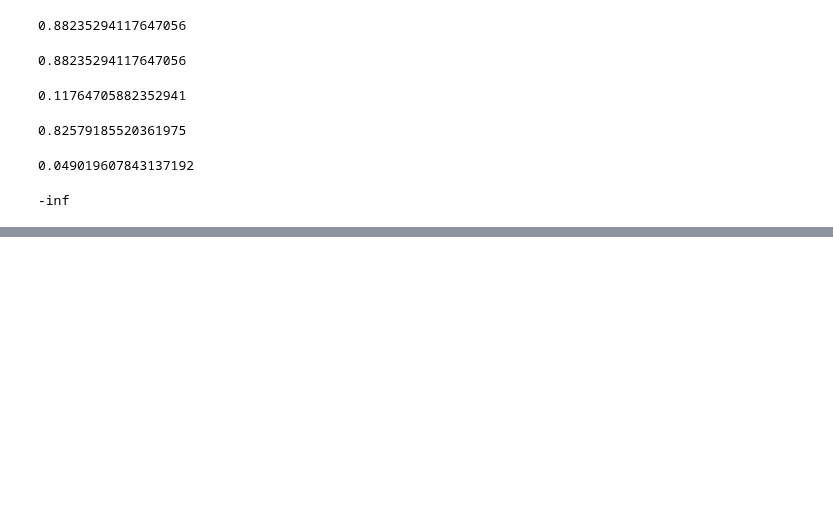
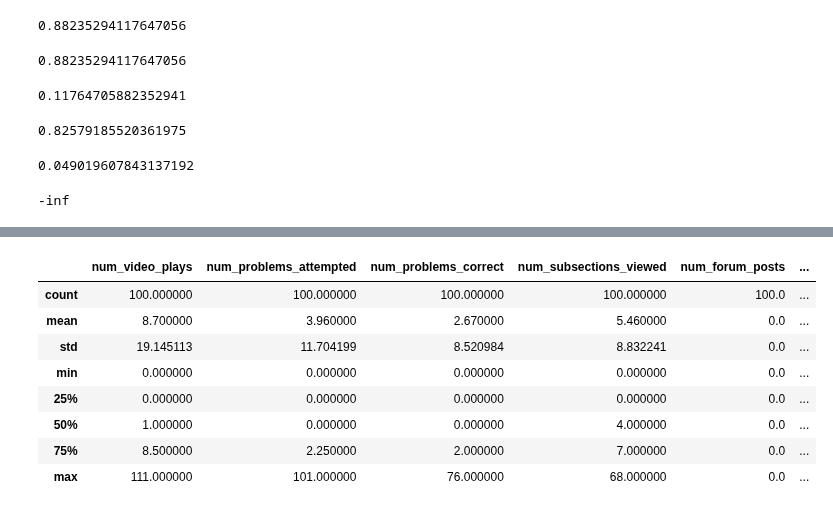
Before and after one commit to kabirkhan/edx_learner_attrition, a Jupyter notebook: workbook.ipynb, the cells around one changed output, grey strips where cells are left out. Cells and saved outputs as stored; diff of their text form; code cells hidden in the pictures; blank space fills up the shorter version.

```diff
--- a/workbook.ipynb
+++ b/workbook.ipynb
@@ -565,0 +580,14 @@ metrics.recall_score(y_true, y_pred) - metrics.accuracy_score(y_true, y_pred)
+# %%
+h[['num_video_plays', 'num_problems_attempted',
+       'num_problems_correct', 'num_subsections_viewed', 'num_forum_posts',
+       'num_forum_votes', 'avg_forum_sentiment']].describe()
+# %% [output]
+|  | num_video_plays | num_problems_attempted | num_problems_correct | num_subsections_viewed | num_forum_posts | ... |
+| count | 100.000000 | 100.000000 | 100.000000 | 100.000000 | 100.0 | ... |
+| mean | 8.700000 | 3.960000 | 2.670000 | 5.460000 | 0.0 | ... |
+| std | 19.145113 | 11.704199 | 8.520984 | 8.832241 | 0.0 | ... |
+| min | 0.000000 | 0.000000 | 0.000000 | 0.000000 | 0.0 | ... |
+| 25% | 0.000000 | 0.000000 | 0.000000 | 0.000000 | 0.0 | ... |
+| 50% | 1.000000 | 0.000000 | 0.000000 | 4.000000 | 0.0 | ... |
+| 75% | 8.500000 | 2.250000 | 2.000000 | 7.000000 | 0.0 | ... |
+| max | 111.000000 | 101.000000 | 76.000000 | 68.000000 | 0.0 | ... |
```
Also changed, not shown: parts of 3 cells of this notebook, 2 other files.
